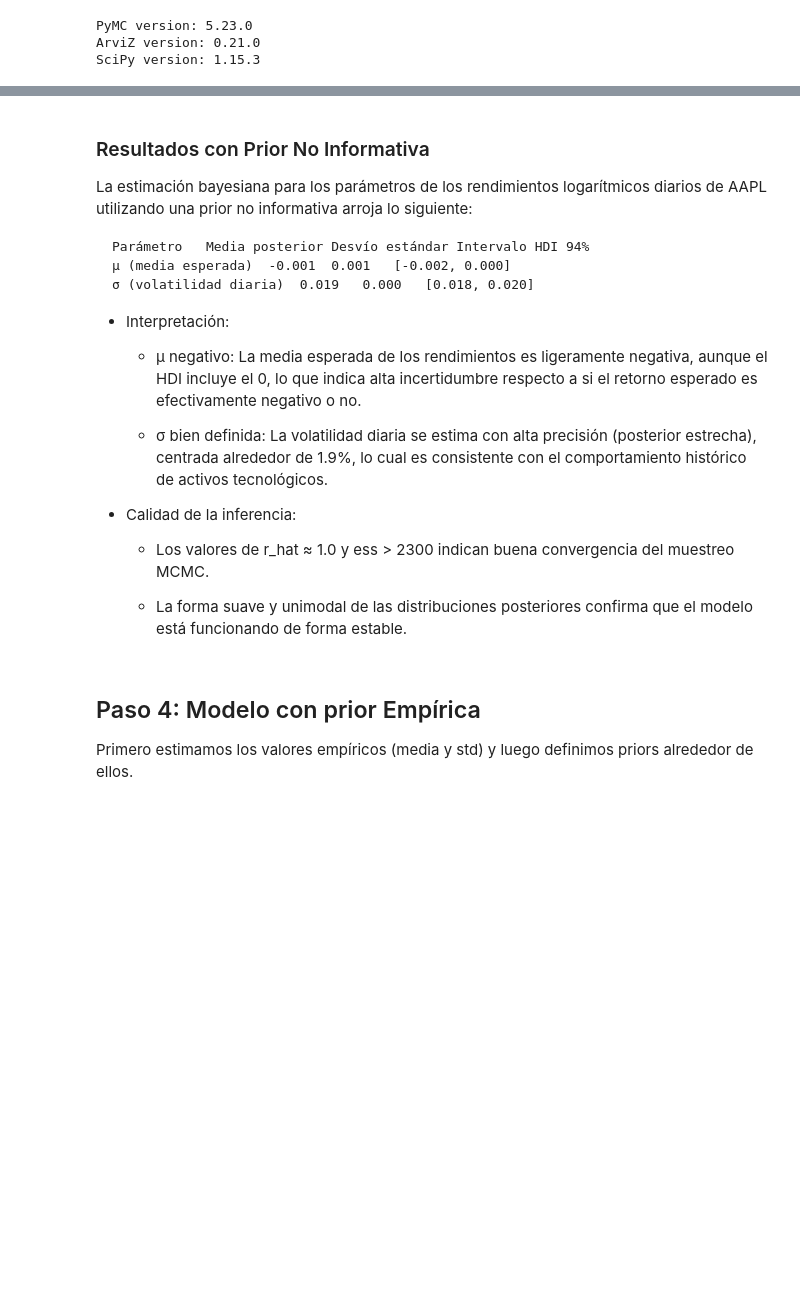
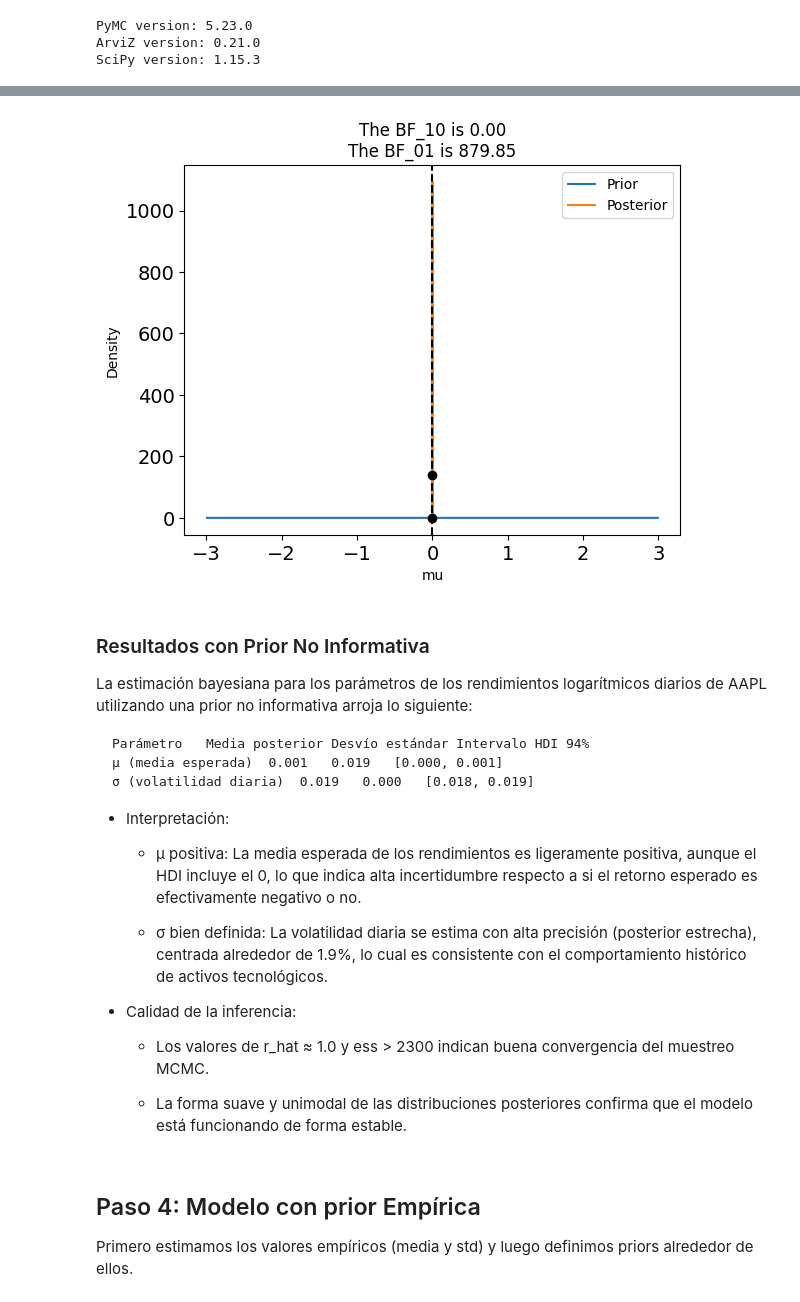
Before and after one commit to nadiasantillan/unsl-bayes-stock, a Jupyter notebook: aapl.ipynb, the cells around one changed output, grey strips where cells are left out. Saved outputs shown, nothing was run; the diff lists cells and outputs as text; code cells hidden in the pictures; blank space fills up the shorter version.

````diff
--- a/aapl.ipynb
+++ b/aapl.ipynb
@@ -217,3 +221,7 @@ plt.show()
+# %%
+bf_dict, ax = az.plot_bf(trace_no_info, var_name="mu", ref_val=0)
+# %% [output]
+[figure, added]
 # %% [markdown]
 ### Resultados con Prior No Informativa
 
@@ -222,14 +230,14 @@ La estimación bayesiana para los parámetros de los rendimientos logarítmicos
 
 ```
 Parámetro	Media posterior	Desvío estándar	Intervalo HDI 94%
-μ (media esperada)	-0.001	0.001	[-0.002, 0.000]
-σ (volatilidad diaria)	0.019	0.000	[0.018, 0.020]
+μ (media esperada)	0.001	0.019	[0.000, 0.001]
+σ (volatilidad diaria)	0.019	0.000	[0.018, 0.019]
 ```
 
 
 * Interpretación:
 
-    - μ negativo: La media esperada de los rendimientos es ligeramente negativa, aunque el HDI incluye el 0, lo que indica alta incertidumbre respecto a si el retorno esperado es efectivamente negativo o no.
+    - μ positiva: La media esperada de los rendimientos es ligeramente positiva, aunque el HDI incluye el 0, lo que indica alta incertidumbre respecto a si el retorno esperado es efectivamente negativo o no.
 
     - σ bien definida: La volatilidad diaria se estima con alta precisión (posterior estrecha), centrada alrededor de 1.9%, lo cual es consistente con el comportamiento histórico de activos tecnológicos.
 
````
Also changed, not shown: parts of 10 cells of this notebook, 1 other file.
